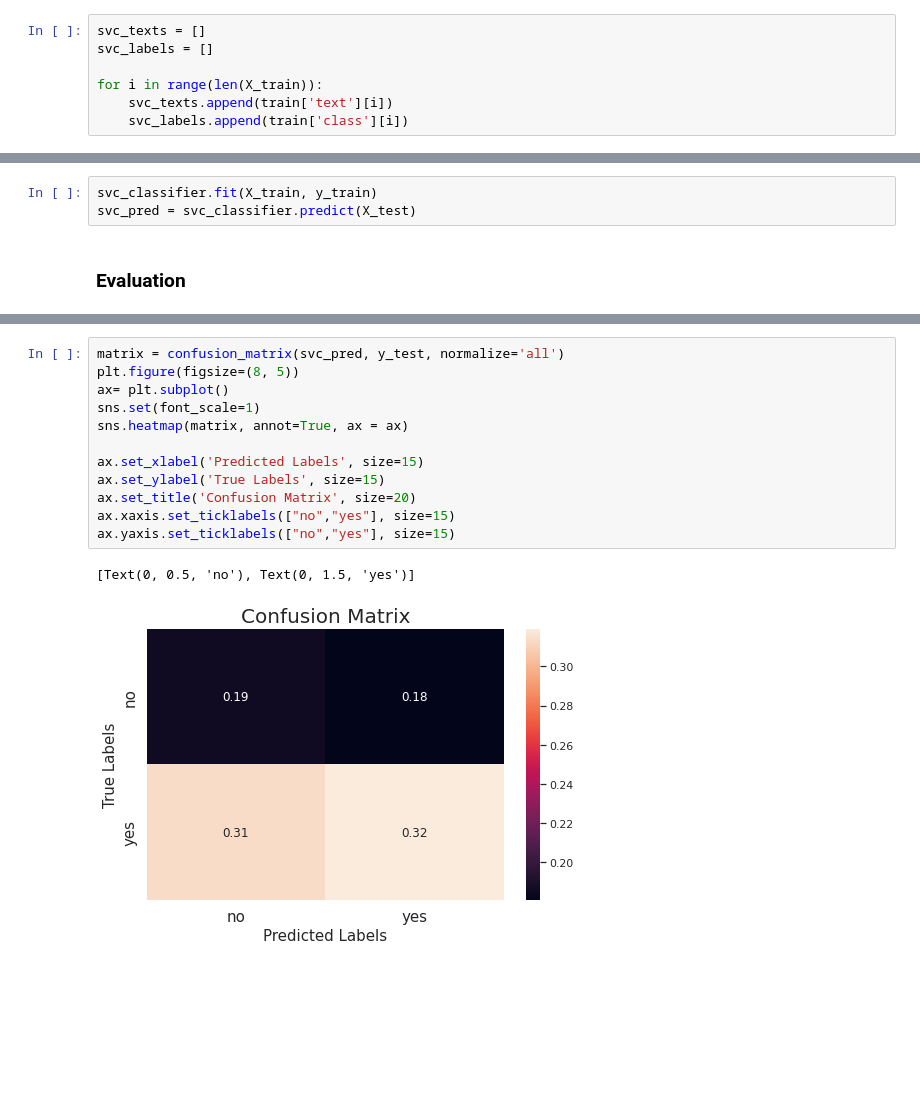
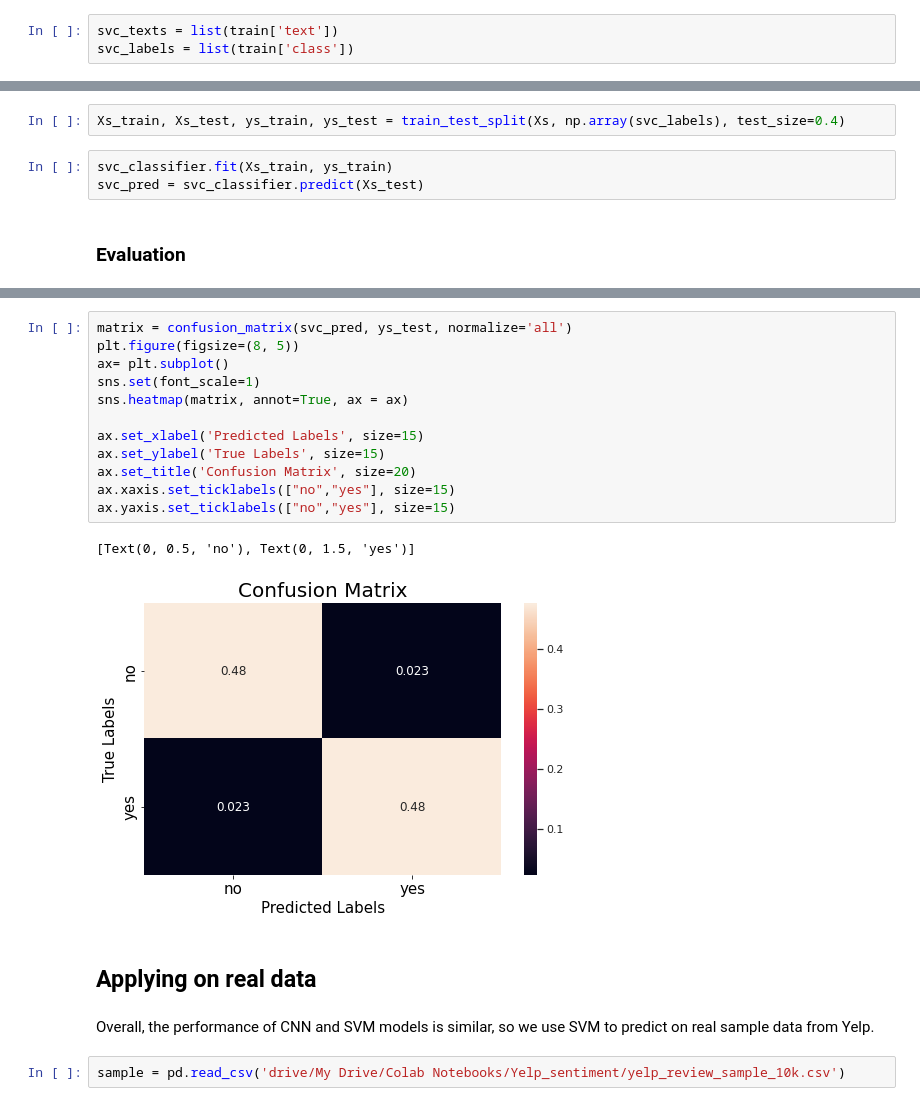
Before and after one commit to dailyLi/yelp_da, a Jupyter notebook: Yelp_sentiment_analysis.ipynb, the cells around one changed output, grey strips where cells are left out. Saved outputs shown, nothing was run; the diff lists cells and outputs as text; blank space fills up the shorter version.

```diff
--- a/Yelp_sentiment_analysis.ipynb
+++ b/Yelp_sentiment_analysis.ipynb
@@ -348,12 +353,8 @@ ax.yaxis.set_ticklabels(["no","yes"], size=15)
 # %% [markdown]
 ## Support Vector Machines (SVM)
 # %%
-svc_texts = []
-svc_labels = []
-
-for i in range(len(X_train)):
-    svc_texts.append(train['text'][i])
-    svc_labels.append(train['class'][i])
+svc_texts = list(train['text'])
+svc_labels = list(train['class'])
 # %% [markdown]
 data preproccsing and fit Support Vector Machine
 # %%
@@ -378,9 +379,11 @@ svc_classifier.fit(Xs, np.array(svc_labels))
 [0.94867857 0.95306786]
 0.9508732142857144
 LinearSVC(max_iter=5000)
+# %%
+Xs_train, Xs_test, ys_train, ys_test = train_test_split(Xs, np.array(svc_labels), test_size=0.4)
 # %%
-svc_classifier.fit(X_train, y_train)
-svc_pred = svc_classifier.predict(X_test)
+svc_classifier.fit(Xs_train, ys_train)
+svc_pred = svc_classifier.predict(Xs_test)
 # %% [markdown]
 ### Evaluation
 # %%
@@ -416,15 +419,21 @@ plt.show()
 # %%
-matrix = confusion_matrix(svc_pred, y_test, normalize='all')
+matrix = confusion_matrix(svc_pred, ys_test, normalize='all')
 plt.figure(figsize=(8, 5))
 ax= plt.subplot()
 sns.set(font_scale=1)
 sns.heatmap(matrix, annot=True, ax = ax)
 
 ax.set_xlabel('Predicted Labels', size=15)
 ax.set_ylabel('True Labels', size=15)
 ax.set_title('Confusion Matrix', size=20)
 ax.xaxis.set_ticklabels(["no","yes"], size=15)
 ax.yaxis.set_ticklabels(["no","yes"], size=15)
 # %% [output]
 [Text(0, 0.5, 'no'), Text(0, 1.5, 'yes')]
-[figure, old version]
+[figure, new version]
+# %% [markdown]
+## Applying on real data
+# %% [markdown]
+Overall, the performance of CNN and SVM models is similar, so we use SVM to predict on real sample data from Yelp.
+# %%
+sample = pd.read_csv('drive/My Drive/Colab Notebooks/Yelp_sentiment/yelp_review_sample_10k.csv')
```
Also changed, not shown: parts of 14 cells of this notebook.
